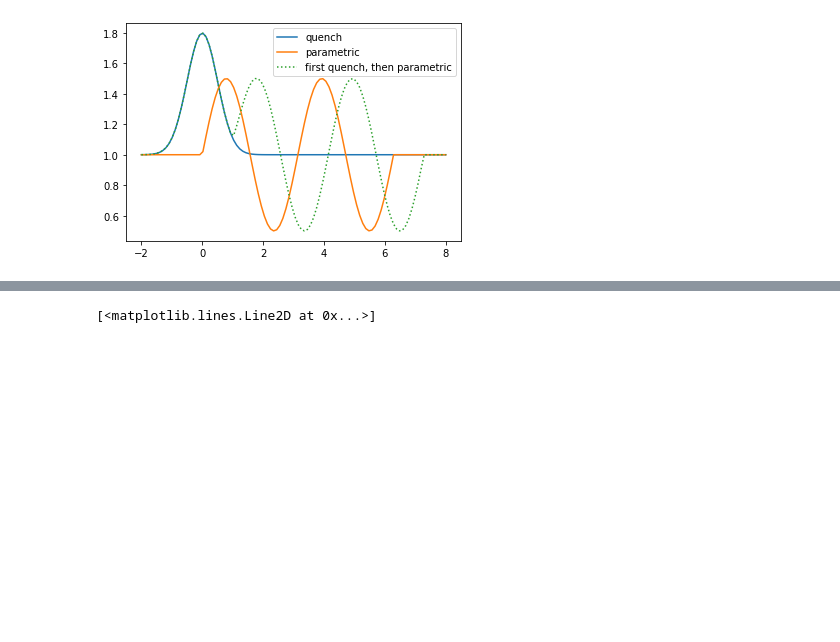
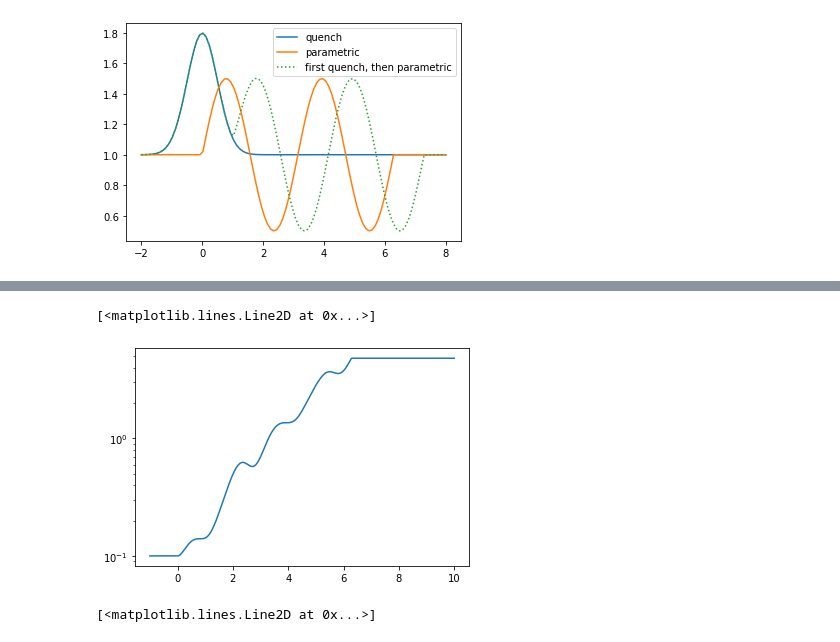
Before and after one commit to R-Thomm/Robin-Master, a Jupyter notebook: squeezed.ipynb, the cells around one changed output, grey strips where cells are left out. Cells and saved outputs as stored; diff of their text form; code cells hidden in the pictures; blank space fills up the shorter version.

```diff
--- a/squeezed.ipynb
+++ b/squeezed.ipynb
@@ -112,3 +91,26 @@ Quantum object: dims = [[50], [50]], shape = (50, 50), type = oper, isherm = Tru
+# %%
+result = resultP
+times = timesP
+
+# alphaL, xiL, nBarL, nCSL, nTL = getParams(result.states)
+
+# varX = expect(x*x.dag(), result.states)
+# varP = expect(p*p.dag(), result.states)
+# plt.plot(times, alphaL, label = "variance of x")
+# plt.plot(times, varP, label = "variance of p")
+masterList = [[],[],[],[],[]]
+for psi in result.states:
+    alpha, xi, nBar, nCS, nT = getParams(psi)
+    masterList[0].append(alpha)
+    masterList[1].append(np.abs(xi))
+    masterList[2].append(nBar)
+    masterList[3].append(nCS)
+    masterList[4].append(nT)
+
+plt.semilogy(times, masterList[2], label = "variance of x")
+# %% [output]
+[<matplotlib.lines.Line2D at 0x...>]
+[figure, added]
 # %%
 # dimensionless position and momentum operators
 ad = create(n)
```
Also changed, not shown: parts of 7 cells of this notebook, 1 other file.
